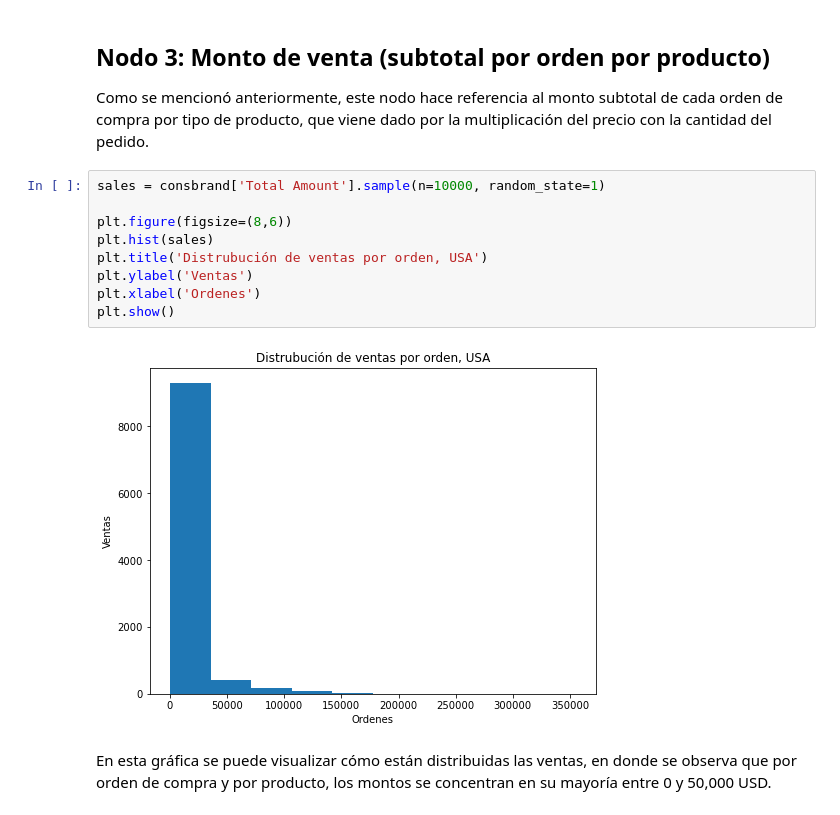
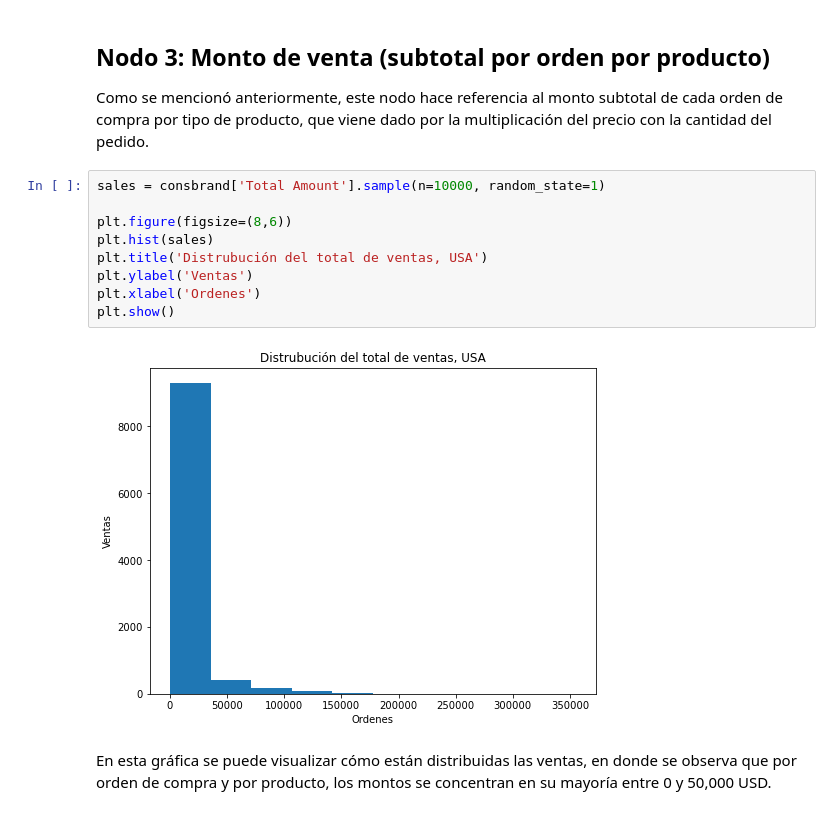
Before and after one commit to leonardoaceves/ProyectoSPF_JLACEVES_AMAGUILERA, a Jupyter notebook: ProyectoModulo1_AcevesJ_AguileraA.ipynb, the cells around one changed output. Cells and saved outputs as stored; diff of their text form.

```diff
--- a/ProyectoModulo1_AcevesJ_AguileraA.ipynb
+++ b/ProyectoModulo1_AcevesJ_AguileraA.ipynb
@@ -736,14 +739,14 @@ Como se mencionó anteriormente, este nodo hace referencia al monto subtotal de
 # %%
 sales = consbrand['Total Amount'].sample(n=10000, random_state=1)
 
 plt.figure(figsize=(8,6))
 plt.hist(sales)
-plt.title('Distrubución de ventas por orden, USA')
+plt.title('Distrubución del total de ventas, USA')
 plt.ylabel('Ventas')
 plt.xlabel('Ordenes')
 plt.show()
 # %% [output]
-[figure, old version]
+[figure, new version]
 # %% [markdown]
 En esta gráfica se puede visualizar cómo están distribuidas las ventas, en donde se observa que por orden de compra y por producto, los montos se concentran en su mayoría entre 0 y 50,000 USD.
 # %%
```
Also changed, not shown: parts of 39 cells of this notebook.
